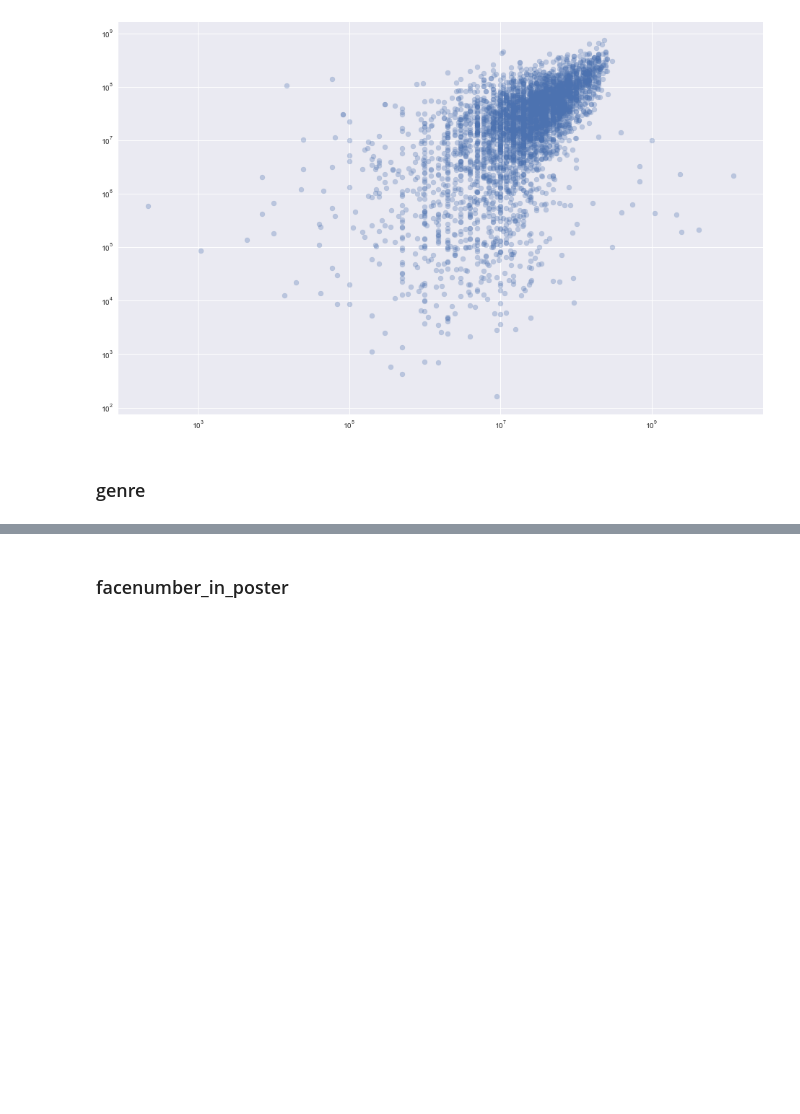
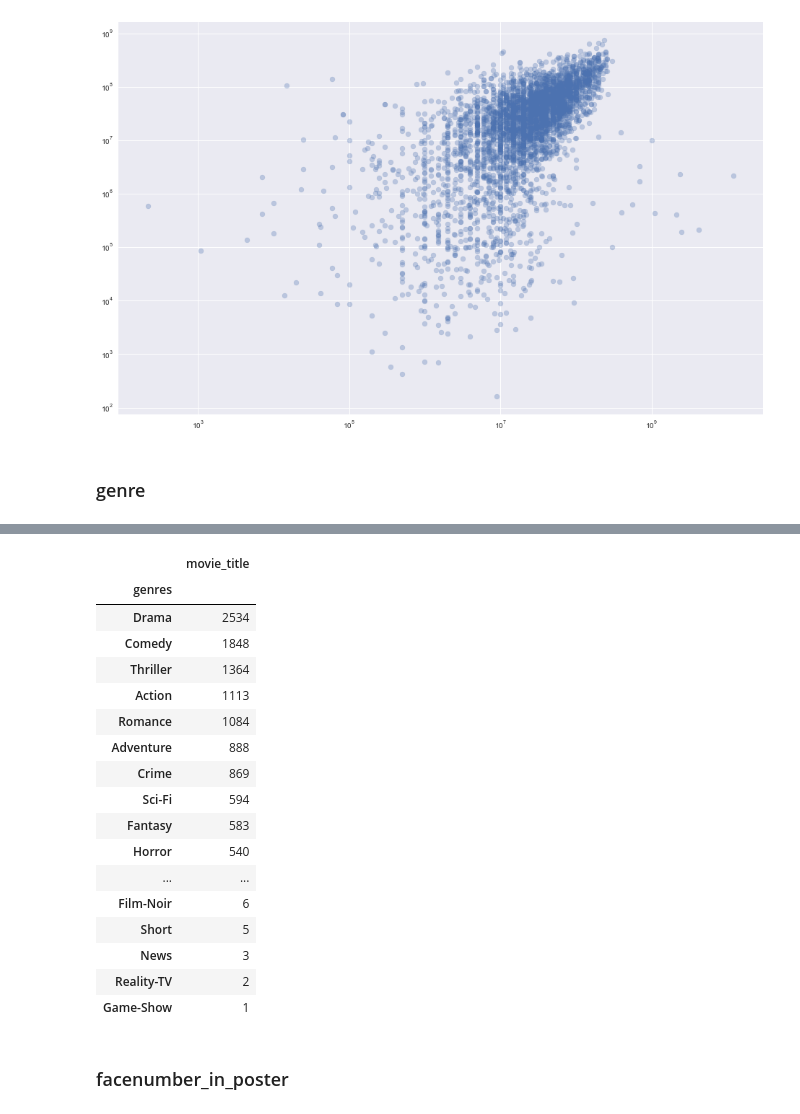
Before and after one commit to DROMZEE/imdb_5000_Movie_Dataset, a Jupyter notebook: imdb_5000_Movie_Dataset.ipynb, the cells around one changed output, grey strips where cells are left out. Drawn from its saved outputs; the diff is of its cells as text; code cells hidden in the pictures; blank space fills up the shorter version.

```diff
--- a/imdb_5000_Movie_Dataset.ipynb
+++ b/imdb_5000_Movie_Dataset.ipynb
@@ -633,3 +651,26 @@ KeyError: 4
+# %%
+top_genres = (pd.DataFrame(top_score.groupby('genres').movie_title.nunique())).sort_values('movie_title', ascending=False )
+# %%
+top_genres
+# %% [output]
+|  | movie_title |
+| genres |  |
+| Drama | 2534 |
+| Comedy | 1848 |
+| Thriller | 1364 |
+| Action | 1113 |
+| Romance | 1084 |
+| Adventure | 888 |
+| Crime | 869 |
+| Sci-Fi | 594 |
+| Fantasy | 583 |
+| Horror | 540 |
+| ... | ... |
+| Film-Noir | 6 |
+| Short | 5 |
+| News | 3 |
+| Reality-TV | 2 |
+| Game-Show | 1 |
 # %% [markdown]
 ### facenumber_in_poster
 # %%
```
Also changed, not shown: parts of 21 cells of this notebook, 2 other files.
